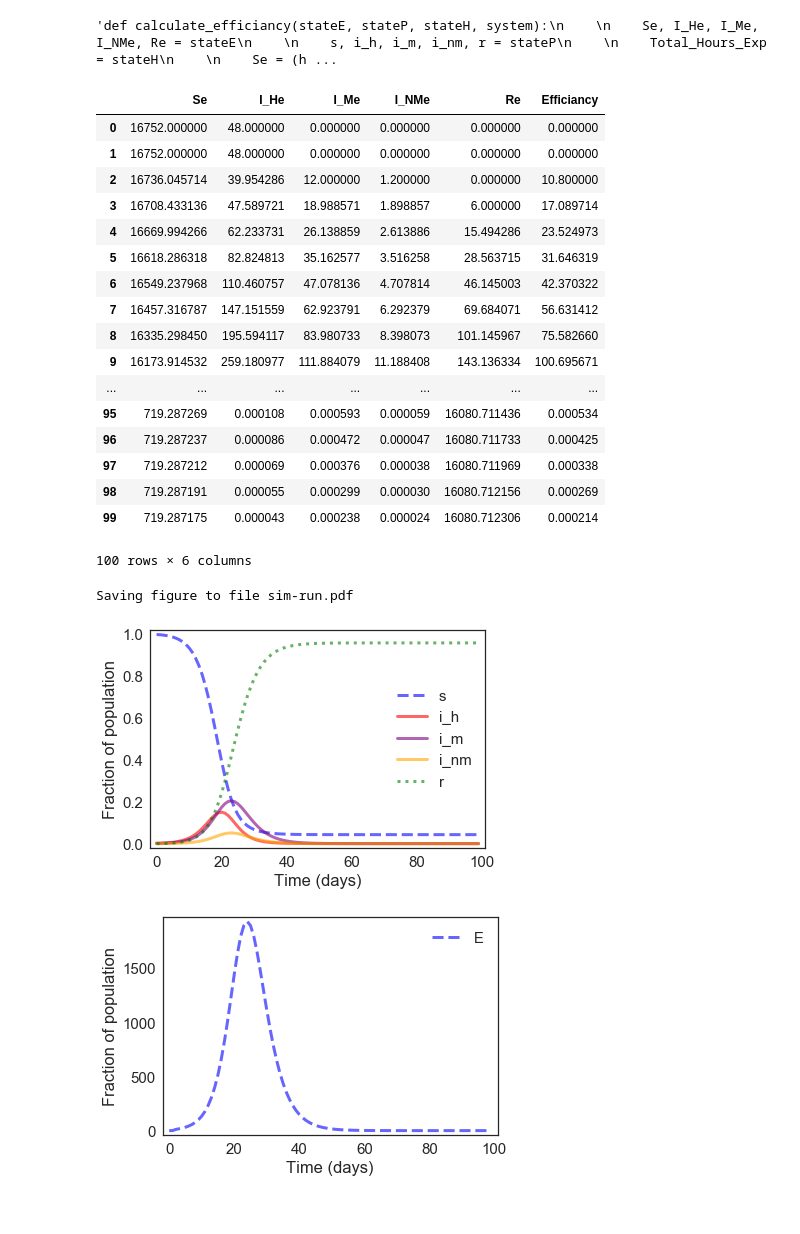
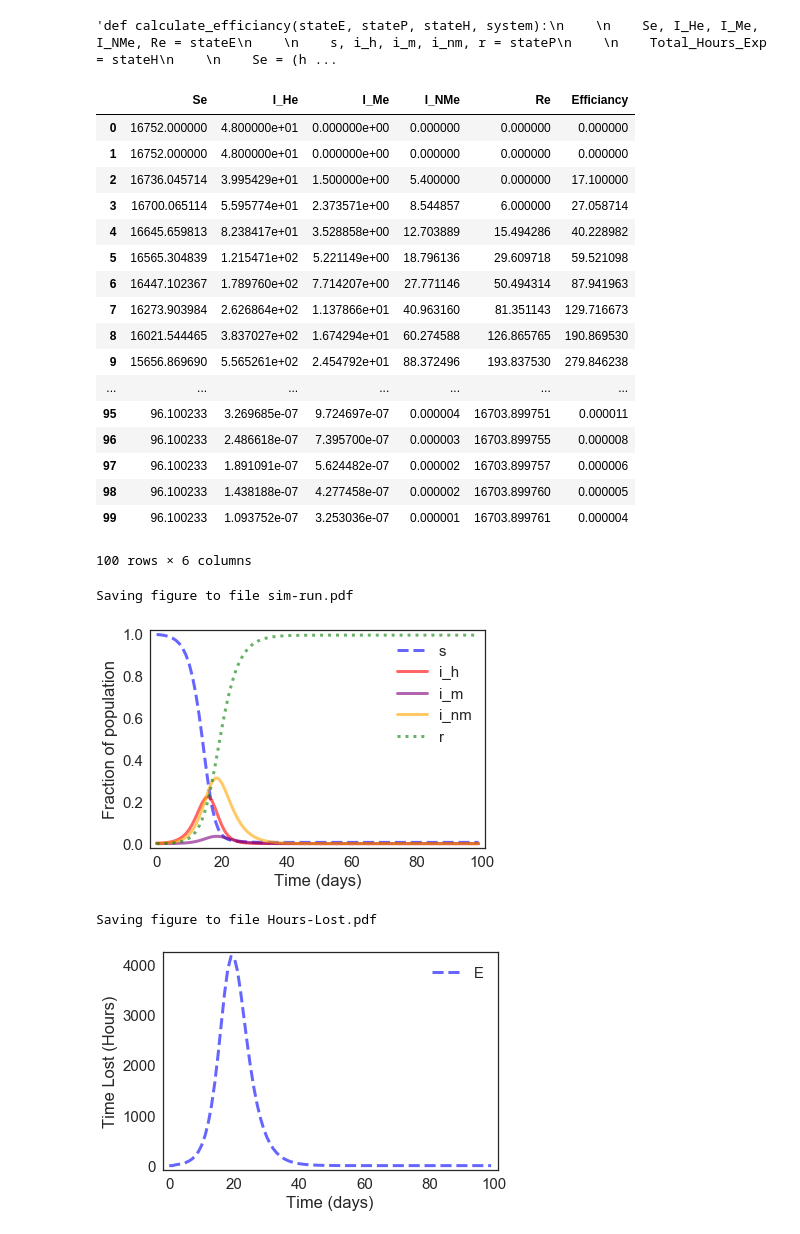
Before and after one commit to MarkG98/ModSimPy-Project-2, a Jupyter notebook: ProjectAlison.ipynb, the cells around one changed output. Saved outputs shown, nothing was run; the diff lists cells and outputs as text; code cells hidden in the pictures.

```diff
--- a/ProjectAlison.ipynb
+++ b/ProjectAlison.ipynb
@@ -15,7 +15,8 @@ beta_nm=1/tc_nm      #contact rate in per day
 gamma=1/tr      #recovery rate in per day
 omega=1/th      #sick appearance rate in per day
 
-alpha = .8  #percent of sick people who take medicine
+alpha = .1  #percent of sick people who take medicine
+alpha_array = linspace(0.1, 0.9, 11)
 
 credits = 16
 hours_expected = credits * 3
@@ -175,22 +176,22 @@ run_simulation(system, update1, calculate_efficiancy)
 system.resultsE
 # %% [output]
 |  | Se | I_He | I_Me | I_NMe | Re | Efficiancy |
-| 0 | 16752.000000 | 48.000000 | 0.000000 | 0.000000 | 0.000000 | 0.000000 |
-| 1 | 16752.000000 | 48.000000 | 0.000000 | 0.000000 | 0.000000 | 0.000000 |
-| 2 | 16736.045714 | 39.954286 | 12.000000 | 1.200000 | 0.000000 | 10.800000 |
-| 3 | 16708.433136 | 47.589721 | 18.988571 | 1.898857 | 6.000000 | 17.089714 |
-| 4 | 16669.994266 | 62.233731 | 26.138859 | 2.613886 | 15.494286 | 23.524973 |
-| 5 | 16618.286318 | 82.824813 | 35.162577 | 3.516258 | 28.563715 | 31.646319 |
-| 6 | 16549.237968 | 110.460757 | 47.078136 | 4.707814 | 46.145003 | 42.370322 |
-| 7 | 16457.316787 | 147.151559 | 62.923791 | 6.292379 | 69.684071 | 56.631412 |
-| 8 | 16335.298450 | 195.594117 | 83.980733 | 8.398073 | 101.145967 | 75.582660 |
-| 9 | 16173.914532 | 259.180977 | 111.884079 | 11.188408 | 143.136334 | 100.695671 |
+| 0 | 16752.000000 | 4.800000e+01 | 0.000000e+00 | 0.000000 | 0.000000 | 0.000000 |
+| 1 | 16752.000000 | 4.800000e+01 | 0.000000e+00 | 0.000000 | 0.000000 | 0.000000 |
+| 2 | 16736.045714 | 3.995429e+01 | 1.500000e+00 | 5.400000 | 0.000000 | 17.100000 |
+| 3 | 16700.065114 | 5.595774e+01 | 2.373571e+00 | 8.544857 | 6.000000 | 27.058714 |
+| 4 | 16645.659813 | 8.238417e+01 | 3.528858e+00 | 12.703889 | 15.494286 | 40.228982 |
+| 5 | 16565.304839 | 1.215471e+02 | 5.221149e+00 | 18.796136 | 29.609718 | 59.521098 |
+| 6 | 16447.102367 | 1.789760e+02 | 7.714207e+00 | 27.771146 | 50.494314 | 87.941963 |
+| 7 | 16273.903984 | 2.626864e+02 | 1.137866e+01 | 40.963160 | 81.351143 | 129.716673 |
+| 8 | 16021.544465 | 3.837027e+02 | 1.674294e+01 | 60.274588 | 126.865765 | 190.869530 |
+| 9 | 15656.869690 | 5.565261e+02 | 2.454792e+01 | 88.372496 | 193.837530 | 279.846238 |
 | ... | ... | ... | ... | ... | ... | ... |
-| 95 | 719.287269 | 0.000108 | 0.000593 | 0.000059 | 16080.711436 | 0.000534 |
-| 96 | 719.287237 | 0.000086 | 0.000472 | 0.000047 | 16080.711733 | 0.000425 |
-| 97 | 719.287212 | 0.000069 | 0.000376 | 0.000038 | 16080.711969 | 0.000338 |
-| 98 | 719.287191 | 0.000055 | 0.000299 | 0.000030 | 16080.712156 | 0.000269 |
-| 99 | 719.287175 | 0.000043 | 0.000238 | 0.000024 | 16080.712306 | 0.000214 |
+| 95 | 96.100233 | 3.269685e-07 | 9.724697e-07 | 0.000004 | 16703.899751 | 0.000011 |
+| 96 | 96.100233 | 2.486618e-07 | 7.395700e-07 | 0.000003 | 16703.899755 | 0.000008 |
+| 97 | 96.100233 | 1.891091e-07 | 5.624482e-07 | 0.000002 | 16703.899757 | 0.000006 |
+| 98 | 96.100233 | 1.438188e-07 | 4.277458e-07 | 0.000002 | 16703.899760 | 0.000005 |
+| 99 | 96.100233 | 1.093752e-07 | 3.253036e-07 | 0.000001 | 16703.899761 | 0.000004 |
 100 rows × 6 columns
 # %%
 frame = system.results
@@ -198,7 +199,7 @@ plot_results(frame.S, frame.I_H, frame.I_M, frame.I_NM, frame.R)
 savefig('sim-run.pdf')
 # %% [output]
 Saving figure to file sim-run.pdf
-[figure, old version]
+[figure, new version]
 # %%
 def plot_results2(Efficiancy):
     """Plot the results of a SIR model.
@@ -215,5 +216,7 @@ def plot_results2(Efficiancy):
 # %%
 eff = system.resultsE
 plot_results2(eff.Efficiancy)
+savefig('Hours-Lost.pdf')
 # %% [output]
+Saving figure to file Hours-Lost.pdf
-[figure, old version]
+[figure, new version]
```
Also changed, not shown: parts of 4 cells of this notebook.
